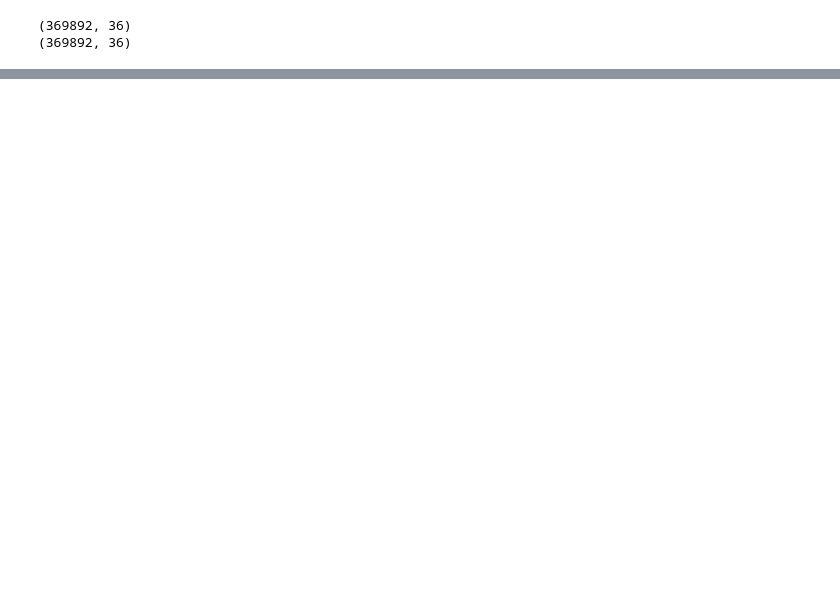
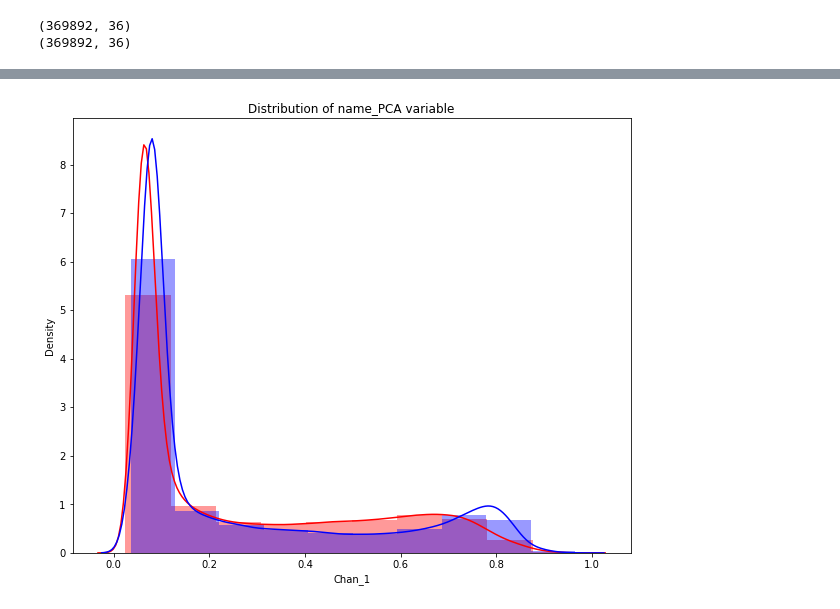
Before and after one commit to jesseniagonzalezv/ICON_RTTOV, a Jupyter notebook: code_test/Untitled1.ipynb, the cells around one changed output, grey strips where cells are left out. Cells and saved outputs as stored; diff of their text form; code cells hidden in the pictures; blank space fills up the shorter version.

```diff
--- a/code_test/Untitled1.ipynb
+++ b/code_test/Untitled1.ipynb
@@ -68,3 +68,5 @@ rttov_variable[:19] = rttov_ds_refl_emmi['bt_refl_total'][:19,9:,] #refl 1-19, 2
 rttov_variable[19:25] = rttov_ds_rad['Y'][19:25,9:,]
 rttov_variable[25] = rttov_ds_refl_emmi['bt_refl_total'][19,9:,] #solo tengo en este archivo 1-19,26 luego tengo q hacer todo esto en un solo file
 rttov_variable[26:36] = rttov_ds_rad['Y'][26:36,9:,]
+# %%
+rttov_variable = rttov_variable.transpose(1, 2, 0)
@@ -95,3 +236,17 @@ df_rttov_variable_OPAC.head()
+# %%
+import seaborn as sns
+
+name_PCA = "Chan_1"
+f, ax = plt.subplots(figsize=(10,8))
+x = df_rttov_variable_OPAC[name_PCA]
+y = df_rttov_variable[name_PCA]
+ax = sns.distplot(y, bins=10, color='red')
+
+ax = sns.distplot(x, bins=10, color='blue')
+ax.set_title("Distribution of name_PCA variable")
+plt.show()
+# %% [output]
+[figure, added]
 # %%
 df_rttov_variable.head()
 # %% [output]
```
Also changed, not shown: parts of 24 cells of this notebook, 4 other files.
